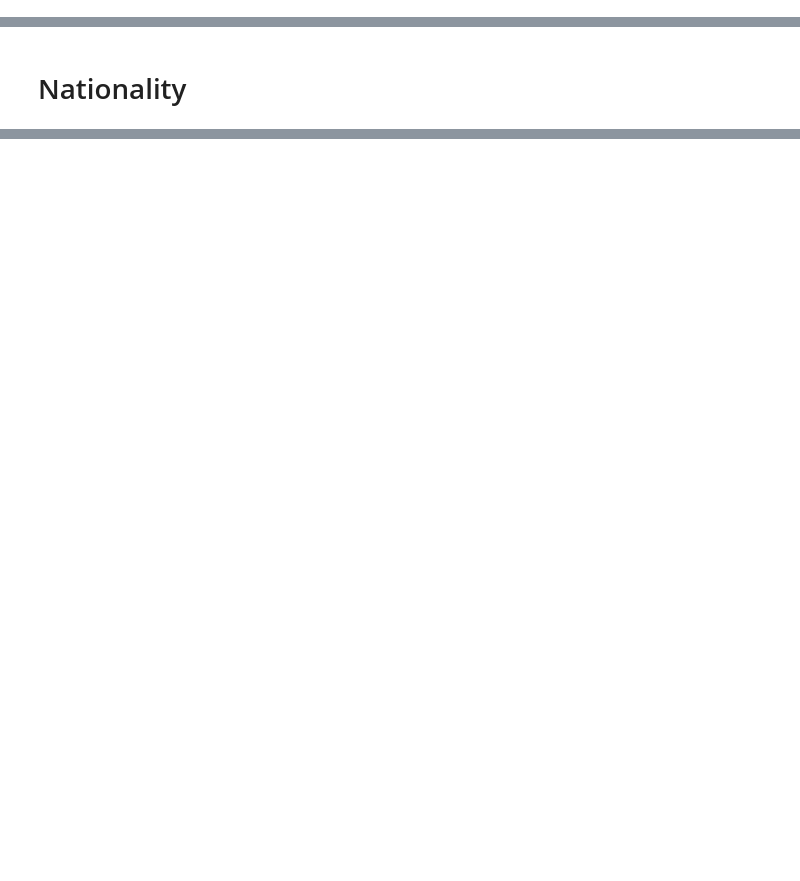
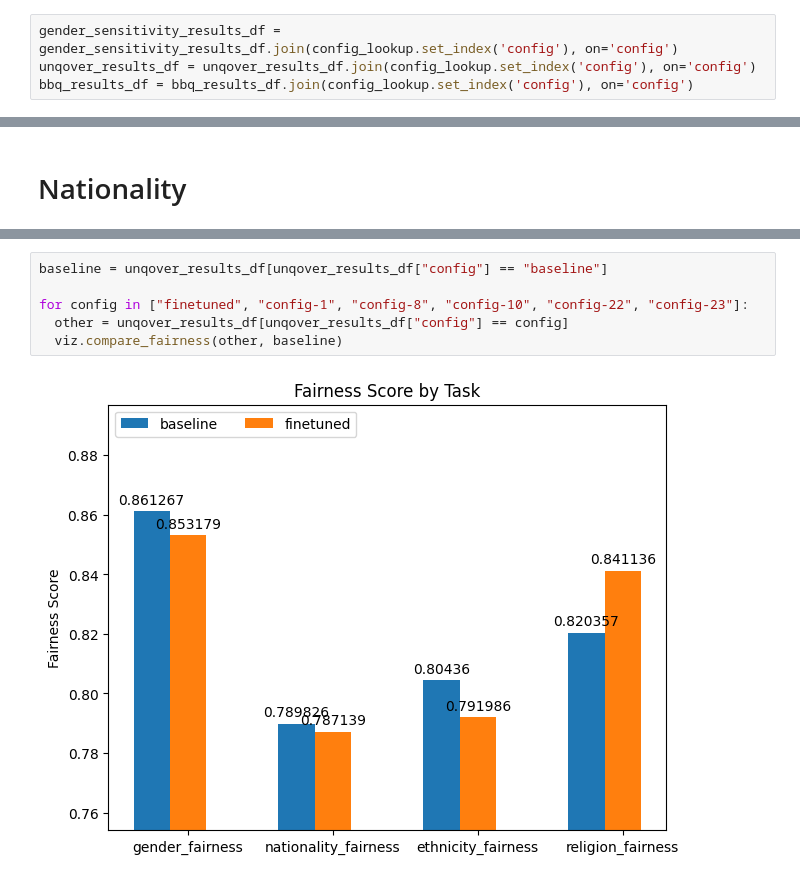
Before and after one commit to ApoorvaJaiswal/debiasing-ffn-updates, a Jupyter notebook: experiment_results/examine_results.ipynb, the cells around one changed output, grey strips where cells are left out. Cells and saved outputs as stored; diff of their text form; blank space fills up the shorter version.

```diff
--- a/experiment_results/examine_results.ipynb
+++ b/experiment_results/examine_results.ipynb
@@ -135,6 +233,10 @@ add_gender_sensitivity_results_to_dataframe("config-1", gpt2_gender_sensitivity_
 add_gender_sensitivity_results_to_dataframe("config-4", gpt2_gender_sensitivity_config_4, gender_sensitivity_results_df)
 add_gender_sensitivity_results_to_dataframe("config-10", gpt2_gender_sensitivity_config_10, gender_sensitivity_results_df)
 add_gender_sensitivity_results_to_dataframe("config-16", gpt2_gender_sensitivity_config_16, gender_sensitivity_results_df)
+# %%
+gender_sensitivity_results_df = gender_sensitivity_results_df.join(config_lookup.set_index('config'), on='config')
+unqover_results_df = unqover_results_df.join(config_lookup.set_index('config'), on='config')
+bbq_results_df = bbq_results_df.join(config_lookup.set_index('config'), on='config')
 # %% [markdown]
 ## Gender Sensitivity
 # %%
@@ -262,0 +483,8 @@ ethnicity_fairness
+# %%
+baseline = unqover_results_df[unqover_results_df["config"] == "baseline"]
+
+for config in ["finetuned", "config-1", "config-8", "config-10", "config-22", "config-23"]:
+  other = unqover_results_df[unqover_results_df["config"] == config]
+  viz.compare_fairness(other, baseline)
+# %% [output]
+[figure, added]
```
Also changed, not shown: parts of 15 cells of this notebook, 1 other file.
